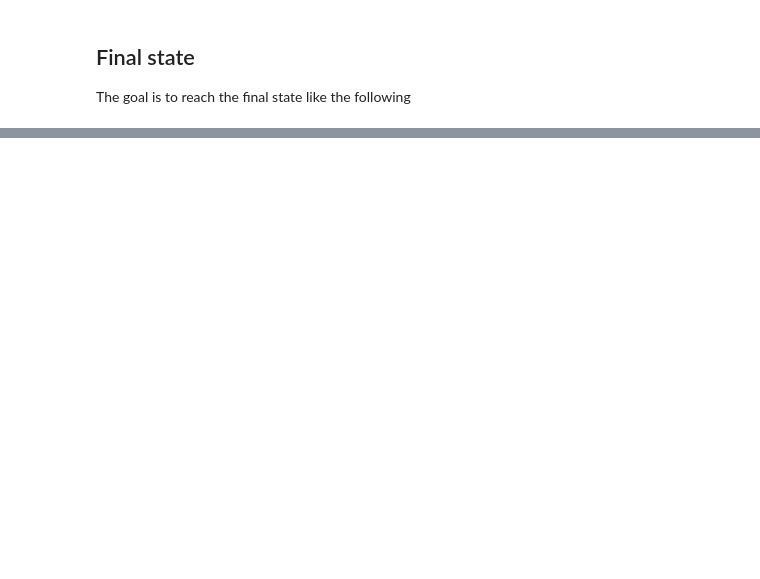
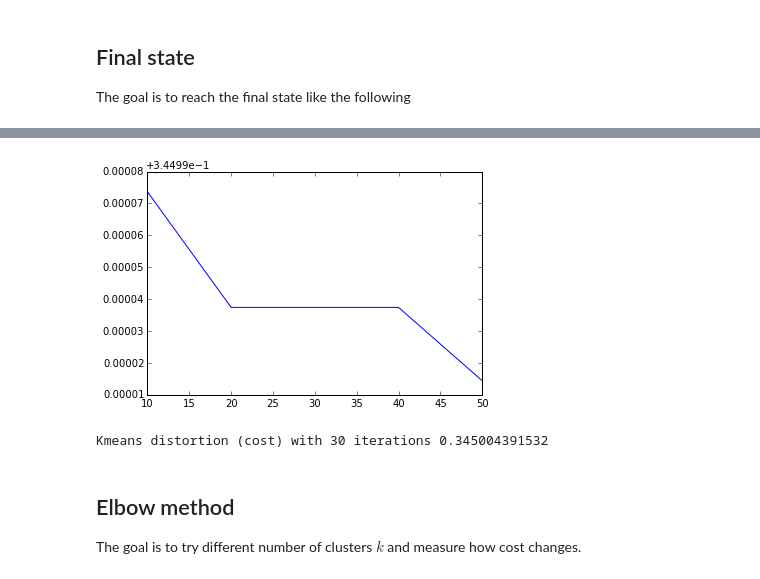
Before and after one commit to danilons/ml-course, a Jupyter notebook: class6-kmeans.ipynb, the cells around one changed output, grey strips where cells are left out. Drawn from its saved outputs; the diff is of its cells as text; code cells hidden in the pictures; blank space fills up the shorter version.

```diff
--- a/class6-kmeans.ipynb
+++ b/class6-kmeans.ipynb
@@ -109,0 +128,19 @@ plt.show()
+# %%
+costs_x_iter = []
+for iter in [10, 20, 30, 40, 50]:
+    _, cost = kmeans(data, 2, iter=iter)
+    costs_x_iter.append([iter, cost])
+
+i, c = zip(*costs_x_iter)
+plt.plot(i, c)
+plt.show()
+# %% [output]
+[figure, added]
+# %%
+print 'Kmeans distortion (cost) with 30 iterations', cost
+# %% [output]
+Kmeans distortion (cost) with 30 iterations 0.345004391532
+# %% [markdown]
+##  Elbow method
+
+The goal is to try different number of clusters $k$ and measure how cost changes.
```
Also changed, not shown: parts of 18 cells of this notebook, 1 other file.
